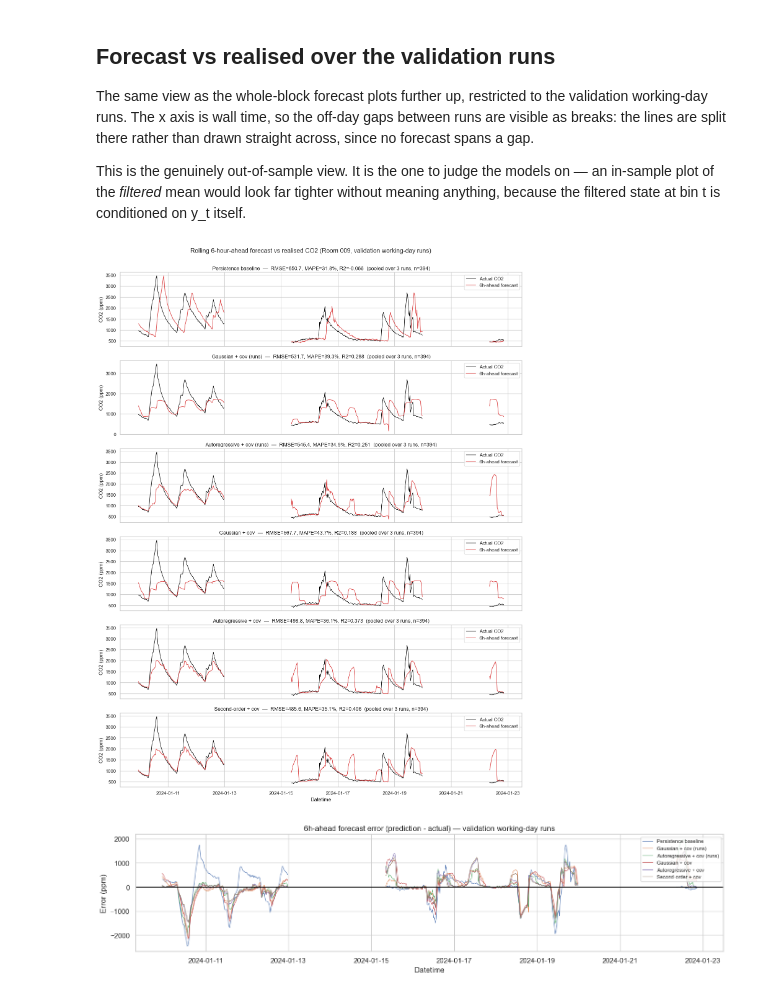
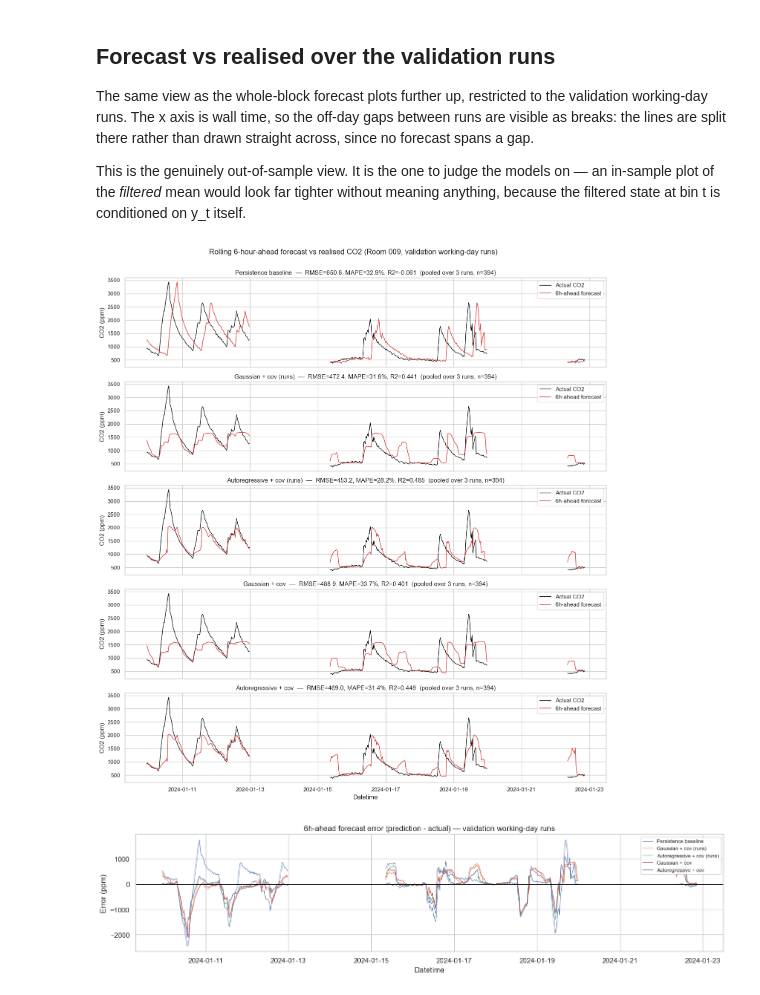
Before and after one commit to Maccen26/hmm-modelling, a Jupyter notebook: week_5_part_2.ipynb, the cells around one changed output. Cells and saved outputs as stored; diff of their text form; code cells hidden in the pictures.

```diff
--- a/week_5_part_2.ipynb
+++ b/week_5_part_2.ipynb
@@ -27,7 +27,7 @@ N_WEEKLY_CYCLES = [1]     # -> sin_week_1..k / cos_week_1..k
 
 # --- Model / evaluation -----------------------------------------------------------
 STATES          = 4
-AR_LAGS         = 6
+AR_LAGS         = 1
 ORDER           = 2     # Markov order of the higher-order transition
 HORIZON_HOURS   = 6     # forecast horizon
 
@@ -171,6 +281,6 @@ print(f"  seed LL {ll_seed:.4f} vs AR+cov LL {ll_ar:.4f}  (difference {ll_seed -
 so_cov.fit(**FIT_KW)
 print(f"  log-likelihood: {so_cov.log_likelihood():.4f}   converged: {so_cov.hmm_results.convergence}")
 
-models = {"Gaussian + cov": gauss_cov, "Autoregressive + cov": ar_cov, "Second-order + cov": so_cov}
+models = {"Gaussian + cov": gauss_cov, "Autoregressive + cov": ar_cov}#, #"Second-order + cov": so_cov}
 # %% [output]
 === Gaussian HMM + covariates ===
@@ -253,7 +390,7 @@ Horizon: 6 h = 12 steps
 # %%
 # --- forecast vs realised, one panel per model -------------------------------------
 fig, axes = plt.subplots(len(forecasts), 1, figsize=(14, 3 * len(forecasts)), sharex=True)
-for ax, (name, (idx, yt, yp)) in zip(np.atleast_1d(axes), forecasts.items()):
+for ax, (name, (idx, yt, yp, _sp)) in zip(np.atleast_1d(axes), forecasts.items()):
     ax.plot(dates[idx], yt, color="black", lw=1.0, label="Actual CO2")
     ax.plot(dates[idx], yp, color="tab:red", lw=1.2, alpha=0.85,
             label=f"{HORIZON_HOURS}h-ahead forecast")
@@ -267,7 +404,7 @@ plt.tight_layout(); plt.show()
 
 # --- forecast error, all models on one axis ----------------------------------------
 fig, ax = plt.subplots(figsize=(14, 3.6))
-for name, (idx, yt, yp) in forecasts.items():
+for name, (idx, yt, yp, _sp) in forecasts.items():
     ax.plot(dates[idx], yp - yt, lw=0.9, alpha=0.85, label=name)
 ax.axhline(0.0, color="black", lw=0.8)
 ax.set(title=f"{HORIZON_HOURS}h-ahead forecast error (prediction - actual) — validation",
@@ -469,28 +606,29 @@ def pooled_run_forecast(model, runs, ys_batch, xs_batch):
     mapped back through the run's own index group to an absolute position in `ys` /
     `dates`. Without that the pooled series cannot be put on a time axis.
     """
-    idx_all, yt_all, yp_all, per_run = [], [], [], []
+    idx_all, yt_all, yp_all, sp_all, per_run = [], [], [], [], []
     for g, y_run, x_run in zip(runs, ys_batch, xs_batch):
         if len(y_run) <= K + AR_START:  # no anchor leaves a target inside the run
             continue
-        local_idx, yt, yp = rolling_forecast(model, y_run, x_run, AR_START, len(y_run), K)
+        local_idx, yt, yp, sp = rolling_forecast(model, y_run, x_run, AR_START, len(y_run), K)
         idx_all.append(np.asarray(g)[local_idx])
-        yt_all.append(yt); yp_all.append(yp)
+        yt_all.append(yt); yp_all.append(yp); sp_all.append(sp)
         per_run.append(r2_score(yt, yp))
     return (np.concatenate(idx_all), np.concatenate(yt_all),
-            np.concatenate(yp_all), per_run)
+            np.concatenate(yp_all), np.concatenate(sp_all), per_run)
 
 def pooled_run_persistence(runs, ys_batch):
     idx_all, yt_all, yp_all, per_run = [], [], [], []
     for g, y_run in zip(runs, ys_batch):
         if len(y_run) <= K + AR_START:
             continue
-        local_idx, yt, yp = rolling_persistence(y_run, AR_START, len(y_run), K)
+        local_idx, yt, yp, _sp = rolling_persistence(y_run, AR_START, len(y_run), K)
         idx_all.append(np.asarray(g)[local_idx])
         yt_all.append(yt); yp_all.append(yp)
         per_run.append(r2_score(yt, yp))
+    # No state distribution behind a persistence forecast -- None keeps the tuple shape.
     return (np.concatenate(idx_all), np.concatenate(yt_all),
-            np.concatenate(yp_all), per_run)
+            np.concatenate(yp_all), None, per_run)
 
 pooled = {"Persistence baseline": pooled_run_persistence(val_runs, ys_val_batch)}
 #Extend the batch notebook with the other models, so the pooled table has all of them
@@ -512,11 +650,11 @@ val_table = pd.DataFrame([
      "R2 (per-run min)": float(np.min(per_run)),
      "Runs": len(per_run),
      "n": len(yt)}
-    for name, (_idx, yt, yp, per_run) in pooled.items()
+    for name, (_idx, yt, yp, _sp, per_run) in pooled.items()
 ]).sort_values("RMSE").reset_index(drop=True)
 
 
-for name, (_idx, yt, yp, per_run) in pooled.items():
+for name, (_idx, yt, yp, _sp, per_run) in pooled.items():
     print(f"{name}: pooled R2 = {r2_score(yt, yp):.4f}  "
           f"per-run R2 = [{min(per_run):.3f}, {max(per_run):.3f}] over {len(per_run)} runs")
 
@@ -563,34 +699,34 @@ def break_at_gaps(idx, values):
         v.insert(k, np.nan)
     return pd.DatetimeIndex(d), np.asarray(v)
 
 # --- forecast vs realised, one panel per model -------------------------------------
 fig, axes = plt.subplots(len(pooled), 1, figsize=(14, 3 * len(pooled)), sharex=True)
-for ax, (name, (idx, yt, yp, per_run)) in zip(np.atleast_1d(axes), pooled.items()):
+for ax, (name, (idx, yt, yp, _sp, per_run)) in zip(np.atleast_1d(axes), pooled.items()):
     d, yt_g = break_at_gaps(idx, yt)
     _, yp_g = break_at_gaps(idx, yp)
     ax.plot(d, yt_g, color="black", lw=1.0, label="Actual CO2")
     ax.plot(d, yp_g, color="tab:red", lw=1.2, alpha=0.85,
             label=f"{HORIZON_HOURS}h-ahead forecast")
     ax.set(title=f"{name}  —  RMSE={rmse(yt, yp):.1f}, MAPE={mape(yt, yp):.1f}%, "
                  f"R2={r2_score(yt, yp):.3f}  (pooled over {len(per_run)} runs, n={len(yt)})",
            ylabel="CO2 (ppm)")
     ax.legend(loc="upper right")
 np.atleast_1d(axes)[-1].set_xlabel("Datetime")
 fig.suptitle(f"Rolling {HORIZON_HOURS}-hour-ahead forecast vs realised CO2 "
              f"({room_name}, validation working-day runs)", y=1.002)
 plt.tight_layout(); plt.show()
 
 # --- forecast error, all models on one axis ----------------------------------------
 fig, ax = plt.subplots(figsize=(14, 3.6))
-for name, (idx, yt, yp, _per_run) in pooled.items():
+for name, (idx, yt, yp, _sp, _per_run) in pooled.items():
     d, err = break_at_gaps(idx, yp - yt)
     ax.plot(d, err, lw=0.9, alpha=0.85, label=name)
 ax.axhline(0.0, color="black", lw=0.8)
 ax.set(title=f"{HORIZON_HOURS}h-ahead forecast error (prediction - actual) — "
              f"validation working-day runs",
        ylabel="Error (ppm)", xlabel="Datetime")
 ax.legend(loc="upper right", fontsize=8)
 plt.tight_layout(); plt.show()
 # %% [output]
-[figure, old version]
+[figure, new version]
-[figure, old version]
+[figure, new version]
```
Also changed, not shown: parts of 16 cells of this notebook, 9 other files.
